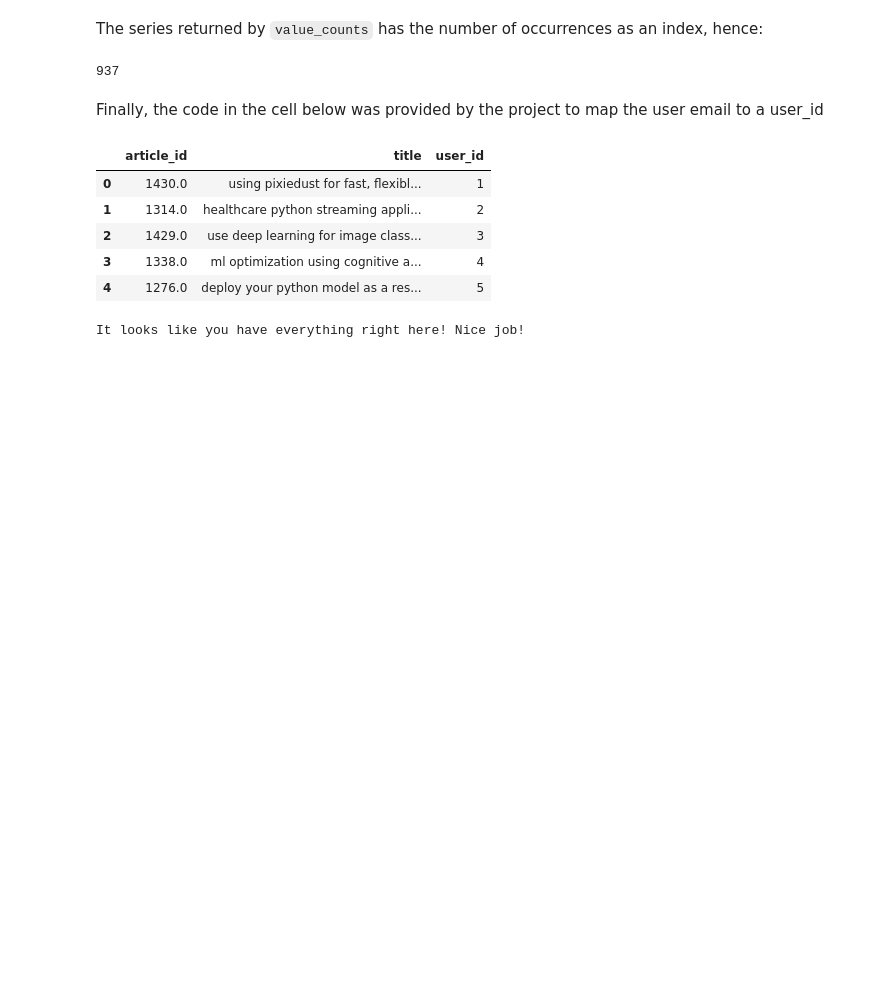
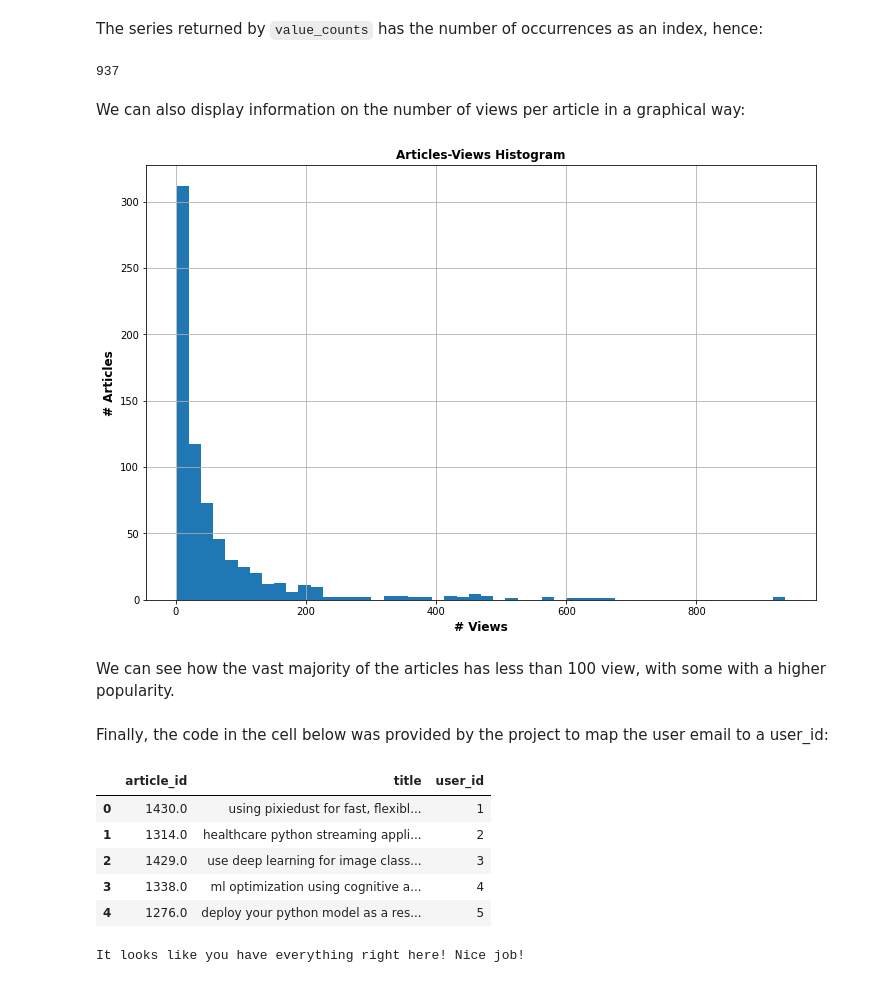
Before and after one commit to Data-Science-NDegree-MRusso/DSND-P5-Recommendation-Engine, a Jupyter notebook: Recommendations_with_IBM.ipynb, the cells around one changed output. Drawn from its saved outputs; the diff is of its cells as text; code cells hidden in the pictures; blank space fills up the shorter version.

Commit message:
feat: added picture for graphical data insight

```diff
--- a/Recommendations_with_IBM.ipynb
+++ b/Recommendations_with_IBM.ipynb
@@ -244,8 +244,21 @@ max_views = df.article_id.value_counts().iloc[0]
 max_views
 # %% [output]
 937
+# %% [markdown]
+We can also display information on the number of views per article in a graphical way:
+# %%
+ax = df.article_id.value_counts().hist(bins=50, figsize=(12,8))
+
+# Set title, labels
+ax.set_title('Articles-Views Histogram', fontweight='bold', fontsize=12)
+ax.set_xlabel('# Views', fontweight='bold', fontsize=12)
+ax.set_ylabel('# Articles', fontweight='bold', fontsize=12);
+# %% [output]
+[figure, added]
+# %% [markdown]
+We can see how the vast majority of the articles has less than 100 view, with some with a higher popularity.
 # %% [markdown]
-Finally, the code in the cell below was provided by the project to map the user email to a user_id
+Finally, the code in the cell below was provided by the project to map the user email to a user_id:
 # %%
 ## No need to change the code here - this will be helpful for later parts of the notebook
 # Run this cell to map the user email to a user_id column and remove the email column
```
Also changed, not shown: 3 other files.
